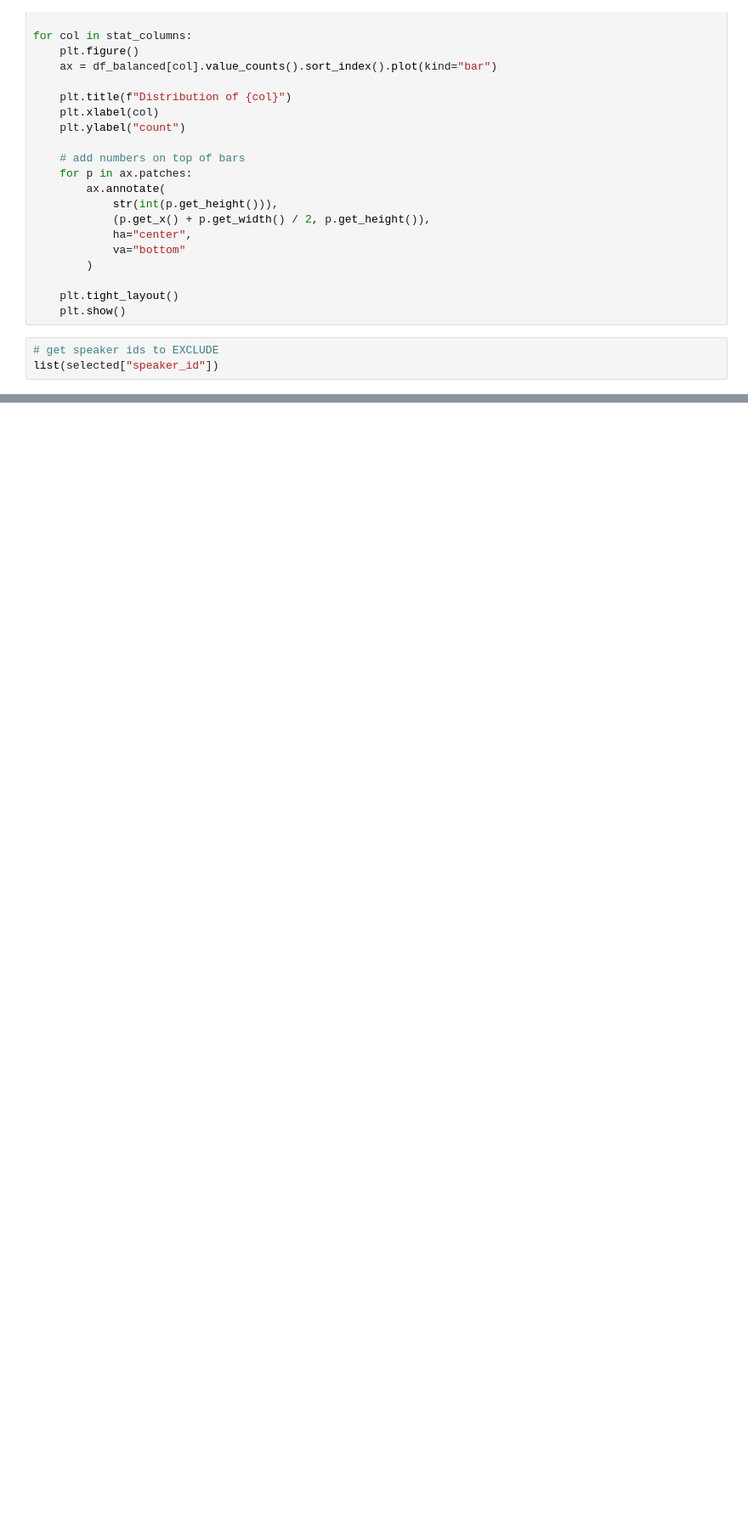
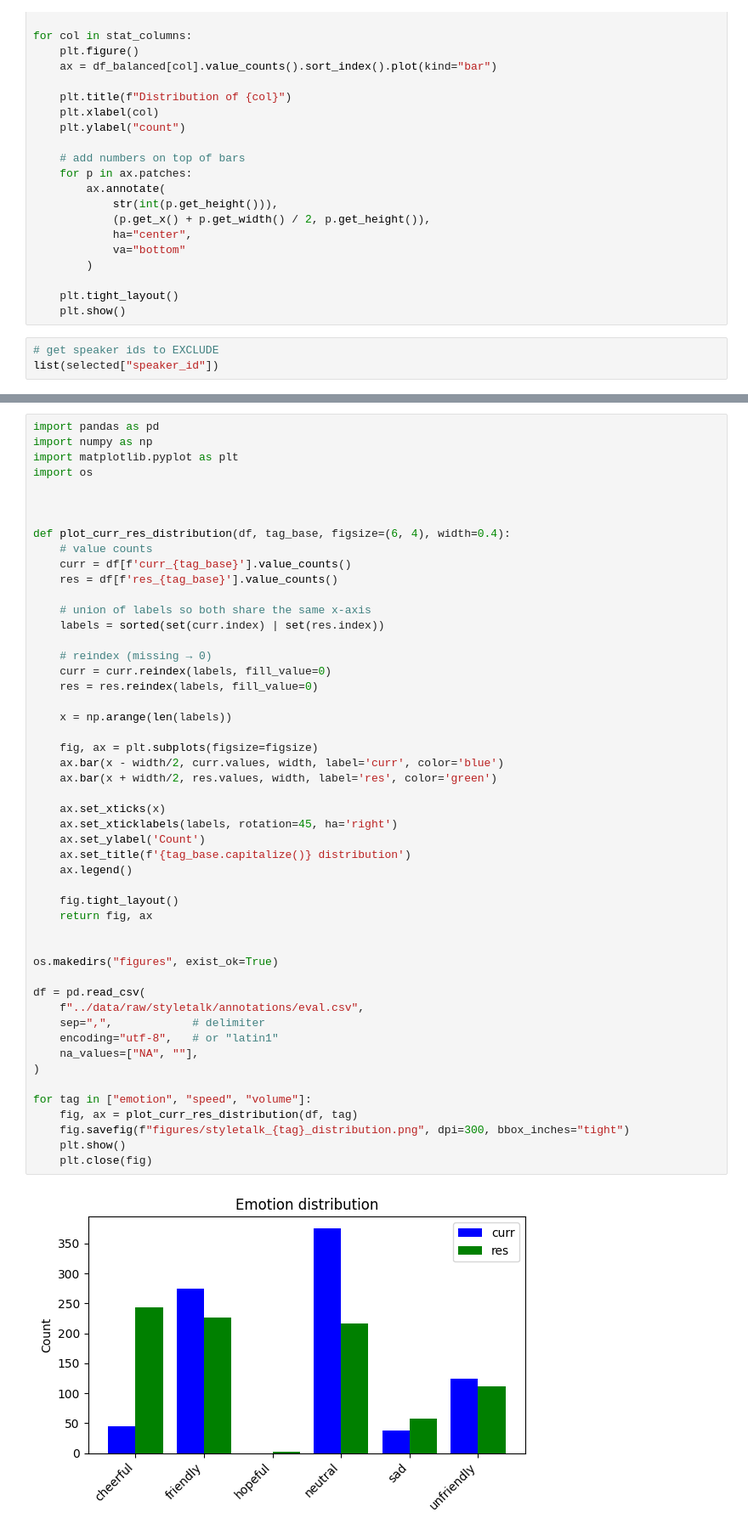
Before and after one commit to JackMclaughlin424/ms-capstone-TTS-natlang-styleprompts, a Jupyter notebook: src/eda/distribution_analysis.ipynb, the cells around one changed output, grey strips where cells are left out. Shown at 85% size. Cells and saved outputs as stored; diff of their text form; blank space fills up the shorter version.

Commit message:
eda distribution figures

```diff
--- a/src/eda/distribution_analysis.ipynb
+++ b/src/eda/distribution_analysis.ipynb
@@ -115,0 +214,52 @@ list(selected["speaker_id"])
+# %%
+import pandas as pd
+import numpy as np
+import matplotlib.pyplot as plt
+import os
+
+
+
+def plot_curr_res_distribution(df, tag_base, figsize=(6, 4), width=0.4):
+    # value counts
+    curr = df[f'curr_{tag_base}'].value_counts()
+    res = df[f'res_{tag_base}'].value_counts()
+
+    # union of labels so both share the same x-axis
+    labels = sorted(set(curr.index) | set(res.index))
+
+    # reindex (missing → 0)
+    curr = curr.reindex(labels, fill_value=0)
+    res = res.reindex(labels, fill_value=0)
+
+    x = np.arange(len(labels))
+
+    fig, ax = plt.subplots(figsize=figsize)
+    ax.bar(x - width/2, curr.values, width, label='curr', color='blue')
+    ax.bar(x + width/2, res.values, width, label='res', color='green')
+
+    ax.set_xticks(x)
+    ax.set_xticklabels(labels, rotation=45, ha='right')
+    ax.set_ylabel('Count')
+    ax.set_title(f'{tag_base.capitalize()} distribution')
+    ax.legend()
+
+    fig.tight_layout()
+    return fig, ax
+
+
+os.makedirs("figures", exist_ok=True)
+
+df = pd.read_csv(
+    f"../data/raw/styletalk/annotations/eval.csv",
+    sep=",",            # delimiter
+    encoding="utf-8",   # or "latin1"
+    na_values=["NA", ""],
+)
+
+for tag in ["emotion", "speed", "volume"]:
+    fig, ax = plot_curr_res_distribution(df, tag)
+    fig.savefig(f"figures/styletalk_{tag}_distribution.png", dpi=300, bbox_inches="tight")
+    plt.show()
+    plt.close(fig)
+# %% [output]
+[figure, added]
```
Also changed, not shown: parts of 10 cells of this notebook, 2 other files.
